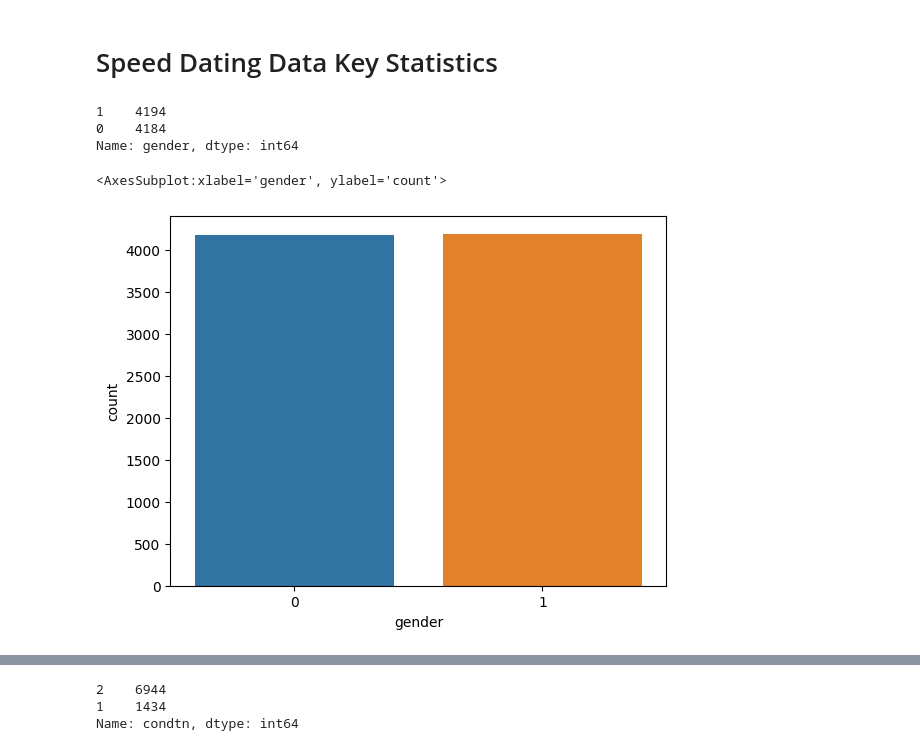
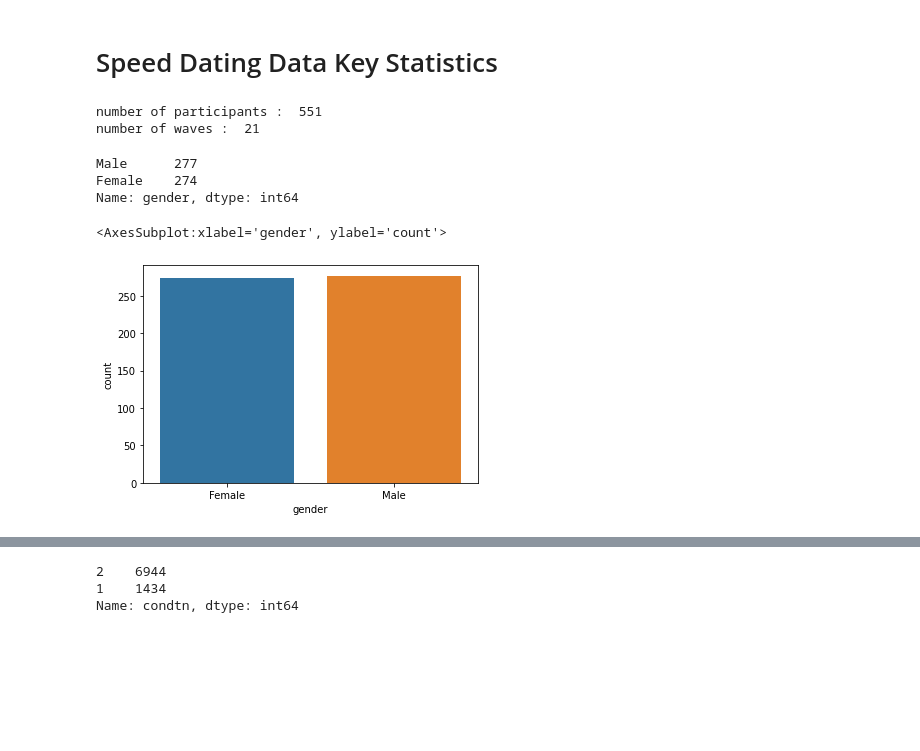
Before and after one commit to Stylomines/speed_dating, a Jupyter notebook: 01-Project_speed_dating.ipynb, the cells around one changed output, grey strips where cells are left out. Cells and saved outputs as stored; diff of their text form; code cells hidden in the pictures; blank space fills up the shorter version.

Commit message:
updating graphs gender and age

```diff
--- a/01-Project_speed_dating.ipynb
+++ b/01-Project_speed_dating.ipynb
@@ -88,13 +88,37 @@ dec          0.000000
 dtype: float64
 # %% [markdown]
 # Speed Dating Data Key Statistics
+# %%
+# gender : Female = 0 , Male = 1
+dataset['gender'] = dataset['gender'].map({ 0 : "Female", 1 : "Male"})
+# race of partner :
+#   Black/African American=1
+#	European/Caucasian-American=2
+#	Latino/Hispanic American=3
+#	Asian/Pacific Islander/Asian-American=4
+#	Native American=5
+#	Other=6
+dataset['race'] = dataset['race'].map({ 1 : "Black/African",
+                                        2 : "European/Caucasian",
+                                        3 : "Latino/Hispanic",
+                                        4 : "Asian/Pacific Islander/Asian",
+                                        5 : "Native",
+                                        6 : "Other"})
+# %%
+print('number of participants : ', len(dataset['iid'].unique()))
+print('number of waves : ', len(dataset['wave'].unique()))
+# %% [output]
+number of participants :  551
+number of waves :  21
+# %%
+pd.set_option('display.max_rows',10)
+df_ind = dataset.groupby('iid')['gender', 'age', 'race'].head(1)
 # %%
-# gender : Female = 0 , Male = 1
-print(dataset['gender'].value_counts())
-sns.countplot(data = dataset, x ='gender')
+print(df_ind['gender'].value_counts())
+sns.countplot(data = df_ind , x ='gender')
 # %% [output]
-1    4194
-0    4184
+Male      277
+Female    274
 Name: gender, dtype: int64
 <AxesSubplot:xlabel='gender', ylabel='count'>
-[figure, old version]
+[figure, new version]
```
Also changed, not shown: parts of 5 cells of this notebook.
